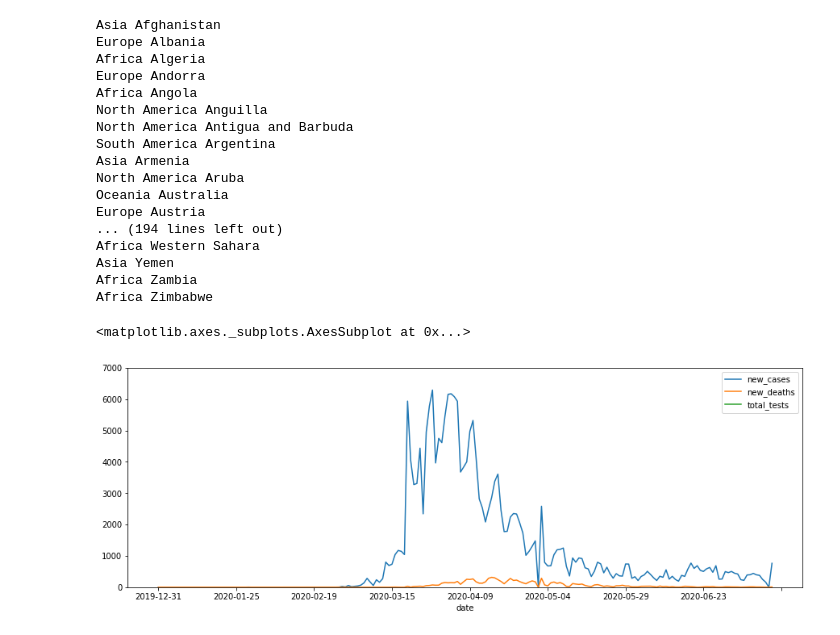
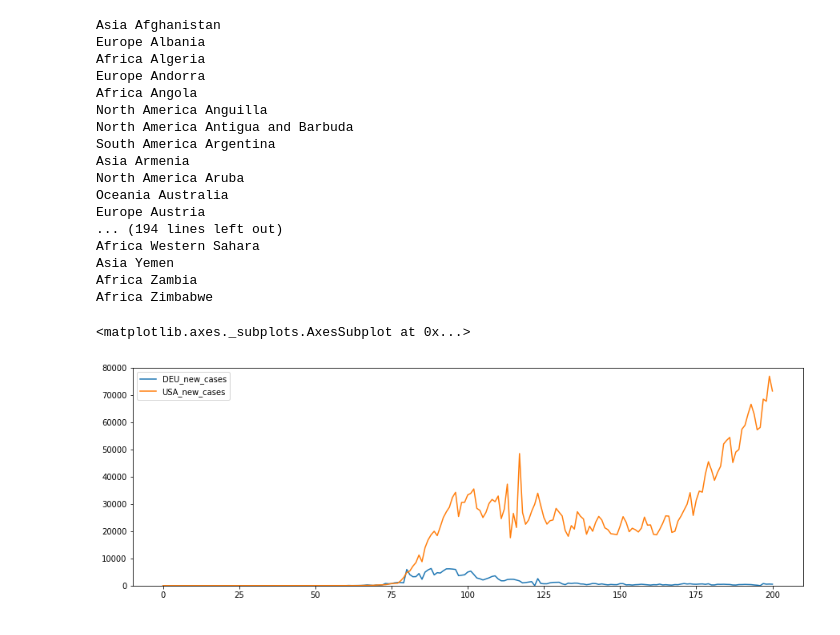
Before and after one commit to TechPiranja/Corona_Studienarbeit, a Jupyter notebook: notebooks/Corona.ipynb, the cells around one changed output. Saved outputs shown, nothing was run; the diff lists cells and outputs as text; code cells hidden in the pictures.

```diff
--- a/notebooks/Corona.ipynb
+++ b/notebooks/Corona.ipynb
@@ -29,11 +30,26 @@ Africa Western Sahara
 Asia Yemen
 Africa Zambia
 Africa Zimbabwe
-# %%
-covidPlot = pd.DataFrame(data["DEU"]["data"])
-covidPlot.plot(ylim=[0, 7000], x="date",y=["new_cases", "new_deaths", "total_tests"],figsize=(15,5))
-# %% [output]
-<matplotlib.axes._subplots.AxesSubplot at 0x...>
-[figure, removed]
+# %%
+columns = ["date"]
+dates = pd.date_range(start="31/12/2019", end=datetime.datetime.now().date())
+
+covidPlot = pd.DataFrame(columns = columns)
+usa_new_cases = []
+for usa_data in data["USA"]["data"]:
+        usa_new_cases.append(usa_data["new_cases"])
+
+        deu_new_cases = []
+for deu_data in data["DEU"]["data"]:
+        deu_new_cases.append(deu_data["new_cases"])
+
+
+covidPlot["date"] = dates
+covidPlot["USA_new_cases"] = usa_new_cases
+covidPlot["DEU_new_cases"] = deu_new_cases
+covidPlot.plot(ylim=[0, 80000], y=["DEU_new_cases", "USA_new_cases"],figsize=(15,5))
+# %% [output]
+<matplotlib.axes._subplots.AxesSubplot at 0x...>
+[figure, added]
 # %%
 covidPlot.to_csv("test.csv")
```
Also changed, not shown: parts of 1 cell of this notebook, 3 other files.
